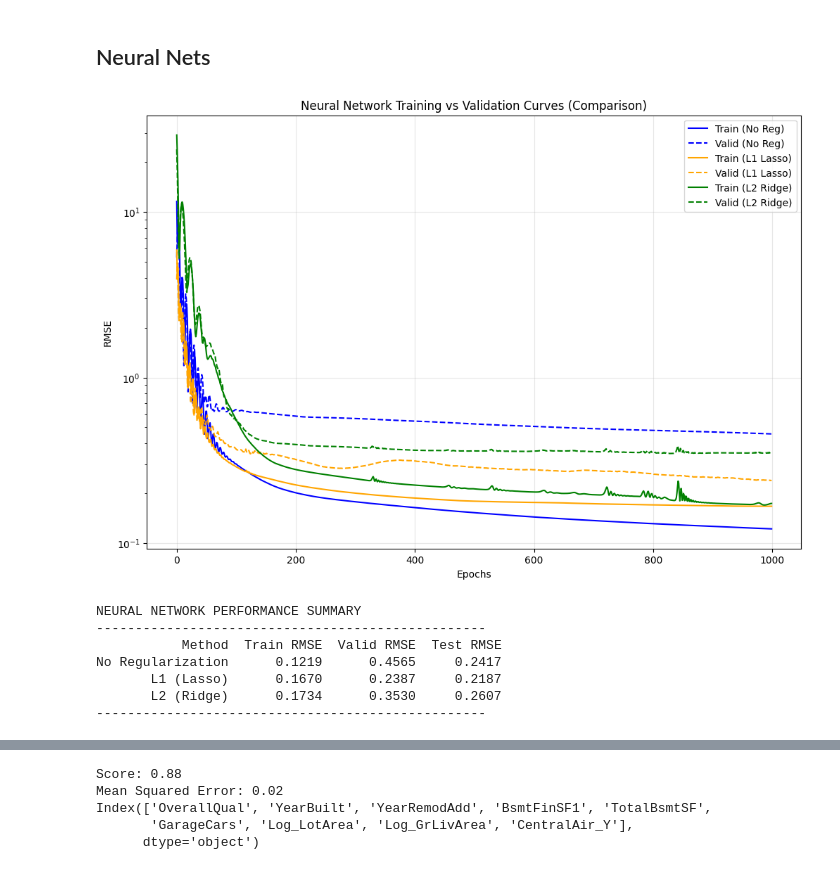
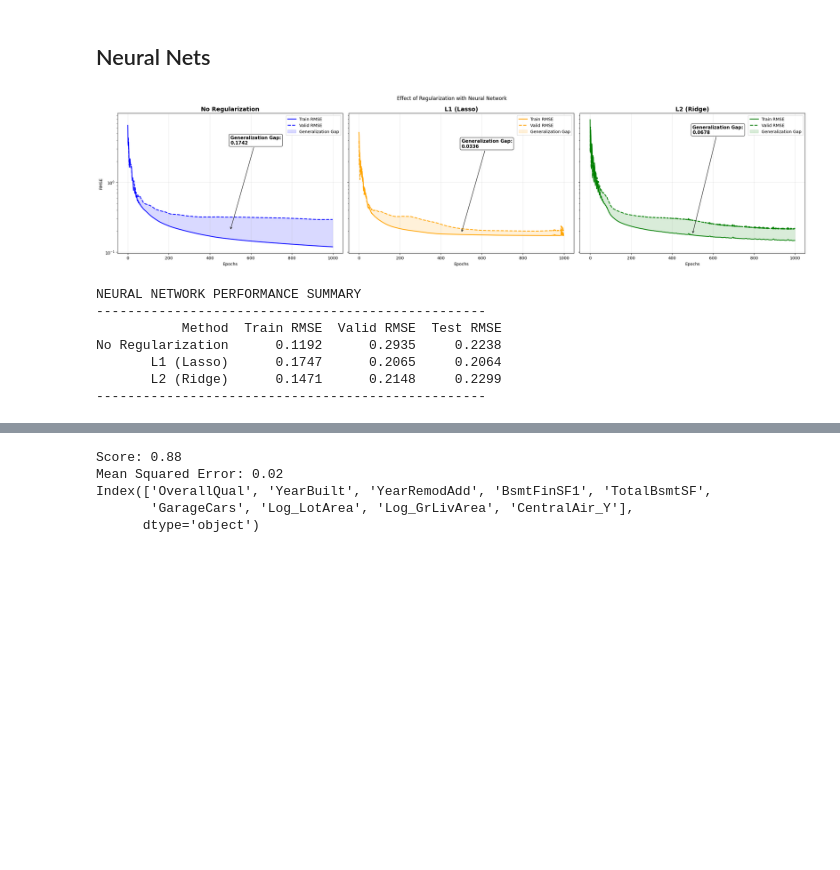
Before and after one commit to Kabir5296/HousingPrices-DS675-Project, a Jupyter notebook: modelling.ipynb, the cells around one changed output, grey strips where cells are left out. Cells and saved outputs as stored; diff of their text form; code cells hidden in the pictures; blank space fills up the shorter version.

```diff
--- a/modelling.ipynb
+++ b/modelling.ipynb
@@ -335,7 +527,7 @@ class Model(nn.Module):
     def __init__(self, input_dim):
         super(Model, self).__init__()
         self.layer1 = nn.Linear(input_dim, 32)
-        self.layer2 = nn.Linear(32,32)
+        self.layer2 = nn.Linear(32, 32)
         self.output = nn.Linear(32, 1)
         self.relu = nn.ReLU()
 
@@ -389,7 +581,7 @@ def train_model(reg_type='none', reg_strength=0.0, epochs=500, lr=0.01):
         final_train_rmse = np.sqrt(mean_squared_error(y_train_t, train_pred))
         final_val_rmse = val_loss_history[-1]
         final_test_rmse = np.sqrt(mean_squared_error(y_test_t, test_pred))
-
+    del model
     return train_loss_history, val_loss_history, final_train_rmse, final_val_rmse, final_test_rmse
 
 epochs = 1000
@@ -397,53 +589,67 @@ lr = 0.001
 lambda_reg = 0.01
 
 t_hist_none, v_hist_none, train_none, val_none, test_none = train_model(
     reg_type='none', reg_strength=lambda_reg, epochs=epochs, lr=lr
 )
 t_hist_l1, v_hist_l1, train_l1, val_l1, test_l1 = train_model(
     reg_type='l1', reg_strength=lambda_reg, epochs=epochs, lr=lr
 )
 t_hist_l2, v_hist_l2, train_l2, val_l2, test_l2 = train_model(
     reg_type='l2', reg_strength=lambda_reg, epochs=epochs, lr=lr
 )
 
-plt.figure(figsize=(12, 8))
+fig, axes = plt.subplots(1, 3, figsize=(24, 6), sharey=True)
 
-plt.plot(t_hist_none, label='Train (No Reg)', color='blue')
-plt.plot(v_hist_none, label='Valid (No Reg)', color='blue', linestyle='--')
+models_data = [
+    ("No Regularization", t_hist_none, v_hist_none, 'blue'),
+    ("L1 (Lasso)", t_hist_l1, v_hist_l1, 'orange'),
+    ("L2 (Ridge)", t_hist_l2, v_hist_l2, 'green')
+]
 
-plt.plot(t_hist_l1, label='Train (L1 Lasso)', color='orange')
-plt.plot(v_hist_l1, label='Valid (L1 Lasso)', color='orange', linestyle='--')
+for ax, (title, t_hist, v_hist, color) in zip(axes, models_data):
+    epochs_range = range(len(t_hist))
+    ax.plot(epochs_range, t_hist, label='Train RMSE', color=color, linewidth=2)
+    ax.plot(epochs_range, v_hist, label='Valid RMSE', color=color, linestyle='--', linewidth=2)
+    ax.fill_between(epochs_range, t_hist, v_hist, color=color, alpha=0.15, label='Generalization Gap')
+    final_gap = v_hist[-1] - t_hist[-1]
 
-plt.plot(t_hist_l2, label='Train (L2 Ridge)', color='green')
-plt.plot(v_hist_l2, label='Valid (L2 Ridge)', color='green', linestyle='--')
+    ax.annotate(f'Generalization Gap:\n{abs(final_gap):.4f}',
+                xy=(epochs * 0.5, (v_hist[-1] + t_hist[-1])/2),
+                xytext=(epochs * 0.5, max(v_hist)*0.8),
+                arrowprops=dict(facecolor='black', arrowstyle='->'),
+                fontsize=11, fontweight='bold',
+                bbox=dict(boxstyle="round,pad=0.3", fc="white", ec="black", alpha=0.8))
 
-plt.yscale('log')
-plt.title('Neural Network Training vs Validation Curves (Comparison)')
-plt.xlabel('Epochs')
-plt.ylabel('RMSE')
-plt.legend()
-plt.grid(True, alpha=0.3)
+    ax.set_title(title, fontsize=14, fontweight='bold')
+    ax.set_xlabel('Epochs')
+    ax.grid(True, alpha=0.3)
+    ax.legend(loc='upper right')
+    ax.set_yscale('log')
+
+axes[0].set_ylabel('RMSE')
+plt.suptitle("Effect of Regularization with Neural Network")
+plt.tight_layout()
 plt.show()
 
 results_df = pd.DataFrame({
     'Method': ['No Regularization', 'L1 (Lasso)', 'L2 (Ridge)'],
     'Train RMSE': [train_none, train_l1, train_l2],
     'Valid RMSE': [val_none, val_l1, val_l2],
     'Test RMSE':  [test_none, test_l1, test_l2]
 })
 
 print("\nNEURAL NETWORK PERFORMANCE SUMMARY")
 print("-" * 50)
 print(results_df.round(4).to_string(index=False))
 print("-" * 50)
 # %% [output]
-[figure, old version]
+[figure, new version]
 NEURAL NETWORK PERFORMANCE SUMMARY
 --------------------------------------------------
            Method  Train RMSE  Valid RMSE  Test RMSE
-No Regularization      0.1219      0.4565     0.2417
-       L1 (Lasso)      0.1670      0.2387     0.2187
-       L2 (Ridge)      0.1734      0.3530     0.2607
+No Regularization      0.1192      0.2935     0.2238
+       L1 (Lasso)      0.1747      0.2065     0.2064
+       L2 (Ridge)      0.1471      0.2148     0.2299
 --------------------------------------------------
 # %%
 import matplotlib.pyplot as plt
```
Also changed, not shown: parts of 7 cells of this notebook.
